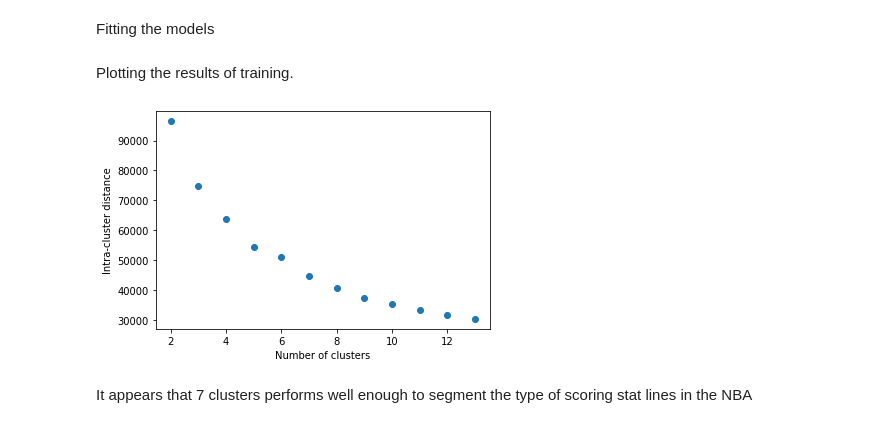
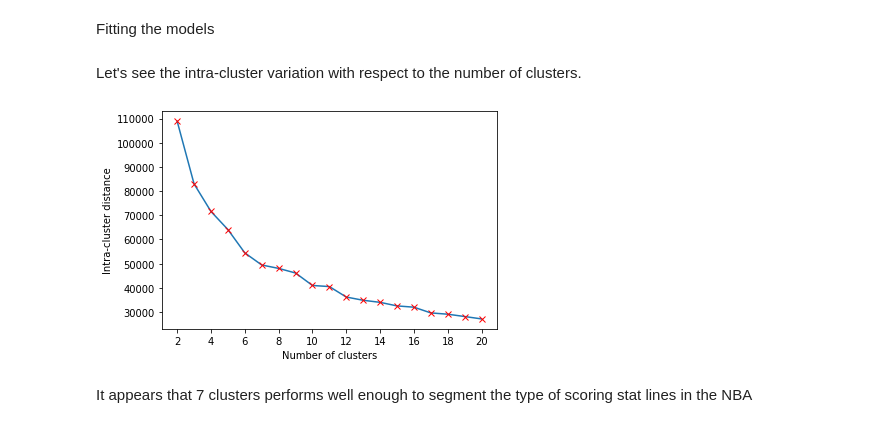
Before and after one commit to Blunt10K/NBA, a Jupyter notebook: notebooks/analysis.ipynb, the cells around one changed output. Cells and saved outputs as stored; diff of their text form; code cells hidden in the pictures.

Commit message:
seed clustering algorithms

```diff
--- a/notebooks/analysis.ipynb
+++ b/notebooks/analysis.ipynb
@@ -171,7 +183,7 @@ All columns will be scaled to range [0,1]. Percentage columns already follow thi
 Having features on similar scales also prevents models and dimensionality reduction models from putting undue weight on features with larger scales.
 # %%
 features = scoring_df.columns[4:-1]
-to_scale = [i for i in features if ('%' not in i) and (i != 'eFG%')]
+to_scale = [i for i in features if ('%' not in i) or (i == 'eFG%')]
 keep = [i for i in features if i not in to_scale]
 # %% [markdown]
 Transformation stage
@@ -249,6 +261,6 @@ explained_variance['cumulative_var_exp'].iloc[6]#.sum()
 # %%
 from pyspark.ml.feature import VectorSlicer
-slicer = VectorSlicer(inputCol='pc',outputCol='cluster_cols',indices=list(range(5)))
+slicer = VectorSlicer(inputCol='pc',outputCol='cluster_cols',indices=list(range(6)))
 # %%
 scoring_df = slicer.transform(scoring_df)
 # %% [markdown]
@@ -262,25 +277,24 @@ Fitting the models
 # %%
-errors = []
-models ={}
-for k in range(2,14):
-    kmeans = KMeans(featuresCol='cluster_cols', k=k)
+cluster_number = range(7,8)
+
+for k in cluster_number:
+    kmeans = KMeans(featuresCol='cluster_cols', k=k,seed=seed)
     model = kmeans.fit(scoring_df)
-    models['k_'+str(k)] = model
     errors.append(model.summary.trainingCost)
     key = 'k_'+str(k)
     model_path =  "../../kmeans_model/"+key # store model out of the repository
     model.save(model_path)
-# %% [markdown]
-Plotting the results of training.
+# %% [markdown]
+Let's see the intra-cluster variation with respect to the number of clusters.
 # %%
 import matplotlib.pyplot as plt
-cluster_number = range(2,14)
 plt.xlabel('Number of clusters')
 plt.ylabel('Intra-cluster distance')
-plt.scatter(cluster_number,errors)
+plt.plot(cluster_number,errors,marker='x',mec='r')
+plt.xticks(range(2,21,2))
 plt.show()
 # %% [output]
-[figure, old version]
+[figure, new version]
 # %% [markdown]
 It appears that 7 clusters performs well enough to segment the type of scoring stat lines in the NBA
 # %%
```
Also changed, not shown: parts of 53 cells of this notebook, 6 other files.
